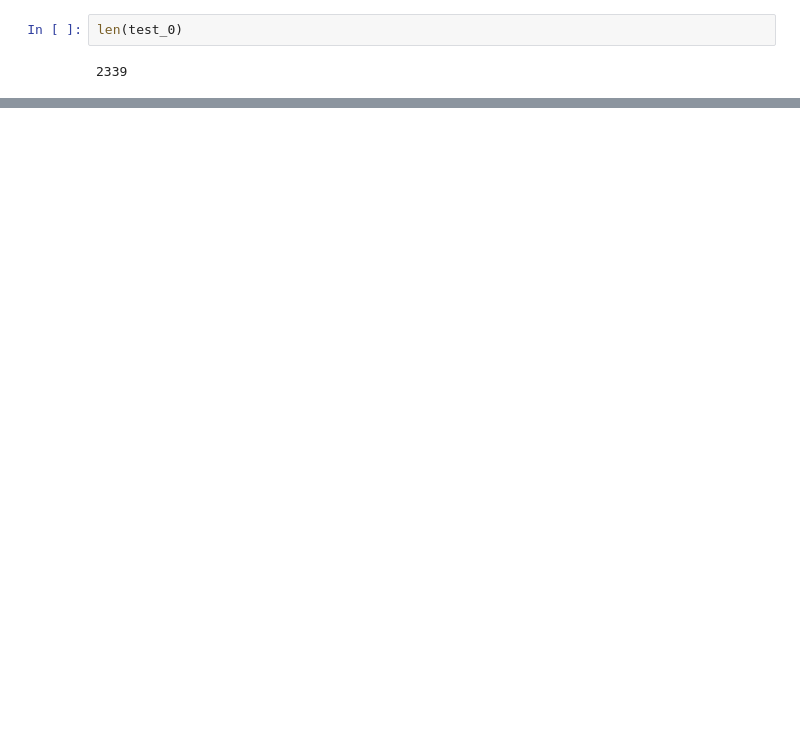
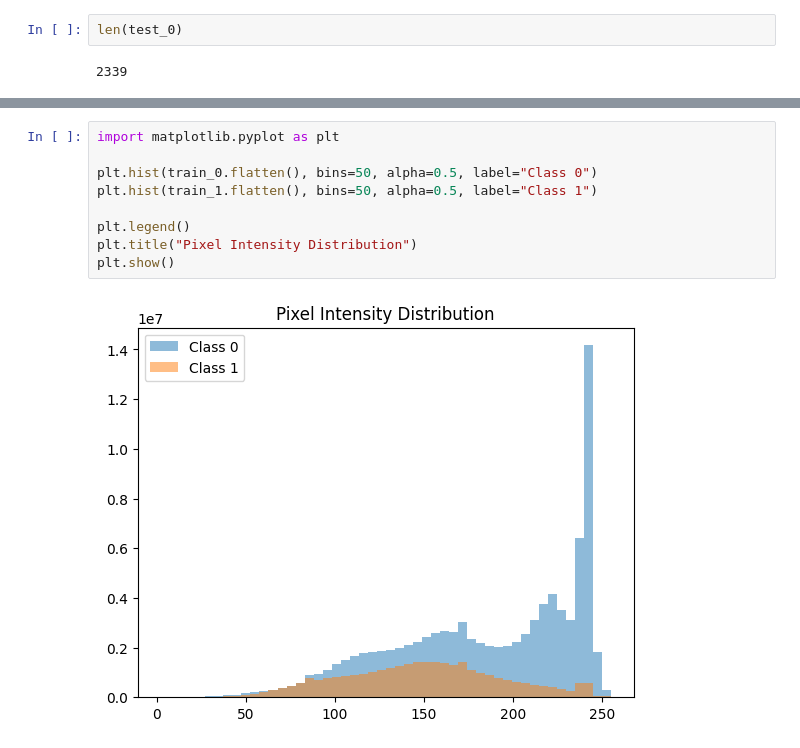
Before and after one commit to maruyaya/binary-classification, a Jupyter notebook: logistic_regression.ipynb, the cells around one changed output, grey strips where cells are left out. Saved outputs shown, nothing was run; the diff lists cells and outputs as text; blank space fills up the shorter version.

```diff
--- a/logistic_regression.ipynb
+++ b/logistic_regression.ipynb
@@ -95,0 +124,11 @@ len(test_0)
+# %%
+import matplotlib.pyplot as plt
+
+plt.hist(train_0.flatten(), bins=50, alpha=0.5, label="Class 0")
+plt.hist(train_1.flatten(), bins=50, alpha=0.5, label="Class 1")
+
+plt.legend()
+plt.title("Pixel Intensity Distribution")
+plt.show()
+# %% [output]
+[figure, added]
```
Also changed, not shown: parts of 6 cells of this notebook, 1 other file.
